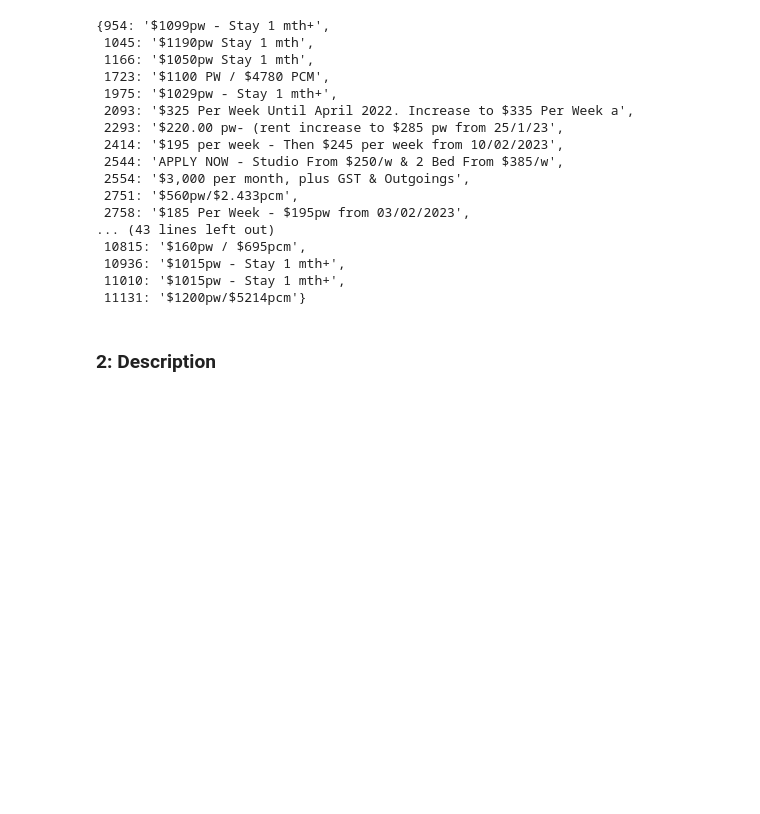
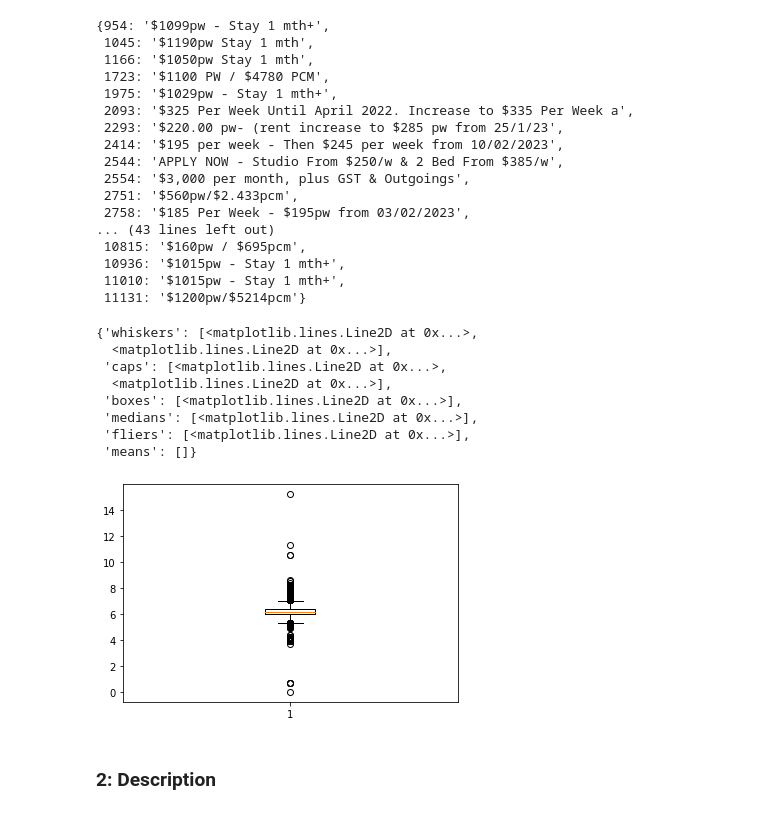
Before and after one commit to MAST30034-Applied-Data-Science/generic-real-estate-consulting-project-group-30, a Jupyter notebook: notebooks/preprocess.ipynb, the cells around one changed output. Cells and saved outputs as stored; diff of their text form; code cells hidden in the pictures; blank space fills up the shorter version.

Commit message:
further preprocessing for cost_text

```diff
--- a/notebooks/preprocess.ipynb
+++ b/notebooks/preprocess.ipynb
@@ -69,6 +69,15 @@ for i in range(df2.shape[0]):
                 elif len(cost) == 2 and len(cost[1]) == 2:
                     df2.iat[i, 1] = int(cost[0].replace(",", "")) + float(f"0.{cost[1]}")
                 else:
+                    # the only other alternative to this is to clean it manually.
+                    # However, we actually end up with 59 values left *in total*,
+                    # and doing so manually is going to be extremely tedious. Therefore, I opt
+                    # to sacrifice the tedious-ness with a slightly higher chance of picking
+                    # up false positives (i.e., picking up values that shouldn't be picked up)
+                    # by taking cost[0] as the true rent price.
+                    df2.iat[i, 1] = int(cost[0].replace(",", ""))
+
+                    # you can see the cost_text string by looking at this dict value
                     ambiguous[i] = string
 
             # weekly price is listed
@@ -79,6 +88,7 @@ for i in range(df2.shape[0]):
                 elif len(cost) == 2 and len(cost[1]) == 2:
                     df2.iat[i, 1] = int(cost[0].replace(",", "")) + float(f"0.{cost[1]}")
                 else:
+                    df2.iat[i, 1] = int(cost[0].replace(",", ""))
                     ambiguous[i] = string
 
             # only monthly price is listed
@@ -90,6 +100,7 @@ for i in range(df2.shape[0]):
                 elif len(cost) == 2 and len(cost[1]) == 2:
                     df2.iat[i, 1] = (int(cost[0].replace(",", "")) + float(f"0.{cost[1]}")) / 4
                 else:
+                    df2.iat[i, 1] = int(cost[0].replace(",", ""))
                     ambiguous[i] = string
 
             # only annual price price is listed
@@ -101,12 +112,13 @@ for i in range(df2.shape[0]):
                 elif len(cost) == 2 and len(cost[1]) == 2:
                     df2.iat[i, 1] = (int(cost[0].replace(",", "")) + float(f"0.{cost[1]}")) / 52
                 else:
+                    df2.iat[i, 1] = int(cost[0].replace(",", ""))
                     ambiguous[i] = string
 
             else:
+                df2.iat[i, 1] = int(cost[0].replace(",", ""))
                 ambiguous[i] = string
-            # otherwise, what to do? (clean manually?)
-            # there are about 60 instances with ambiguous/invalid cost values
+
 ambiguous
 # %% [output]
 {954: '$1099pw - Stay 1 mth+',
@@ -126,4 +138,22 @@ ambiguous
  10936: '$1015pw - Stay 1 mth+',
  11010: '$1015pw - Stay 1 mth+',
  11131: '$1200pw/$5214pcm'}
+# %%
+# visualise the distribution of cost_text
+import math, statistics
+import matplotlib.pyplot as plt
+
+cost_text = df2["cost_text"].to_list()
+cost_text = [i for i in cost_text if not math.isnan(i)]
+plt.boxplot(np.log(cost_text))
+# %% [output]
+{'whiskers': [<matplotlib.lines.Line2D at 0x...>,
+  <matplotlib.lines.Line2D at 0x...>],
+ 'caps': [<matplotlib.lines.Line2D at 0x...>,
+  <matplotlib.lines.Line2D at 0x...>],
+ 'boxes': [<matplotlib.lines.Line2D at 0x...>],
+ 'medians': [<matplotlib.lines.Line2D at 0x...>],
+ 'fliers': [<matplotlib.lines.Line2D at 0x...>],
+ 'means': []}
+[figure, added]
 # %%
```
Also changed, not shown: parts of 1 cell of this notebook.
